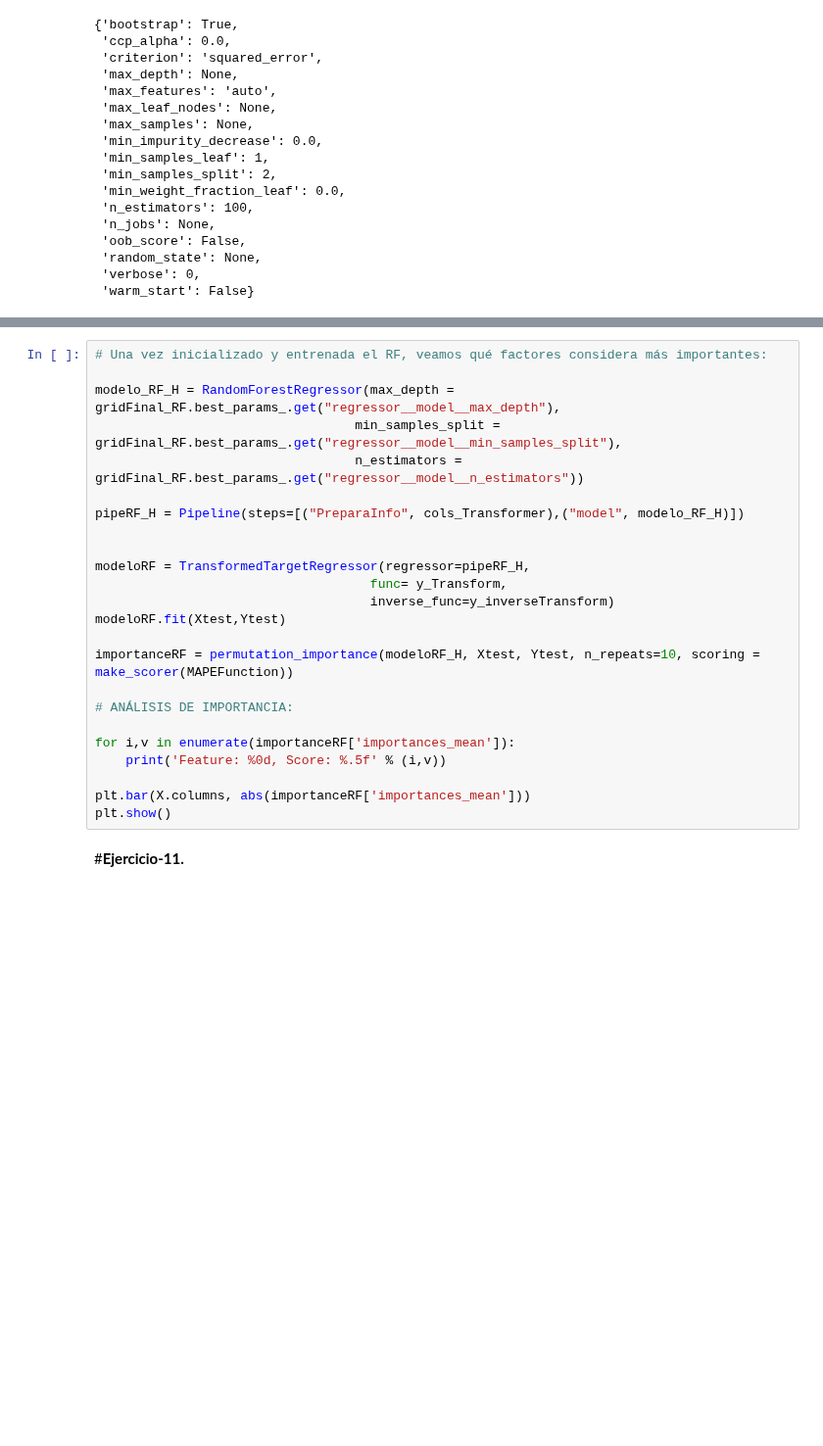
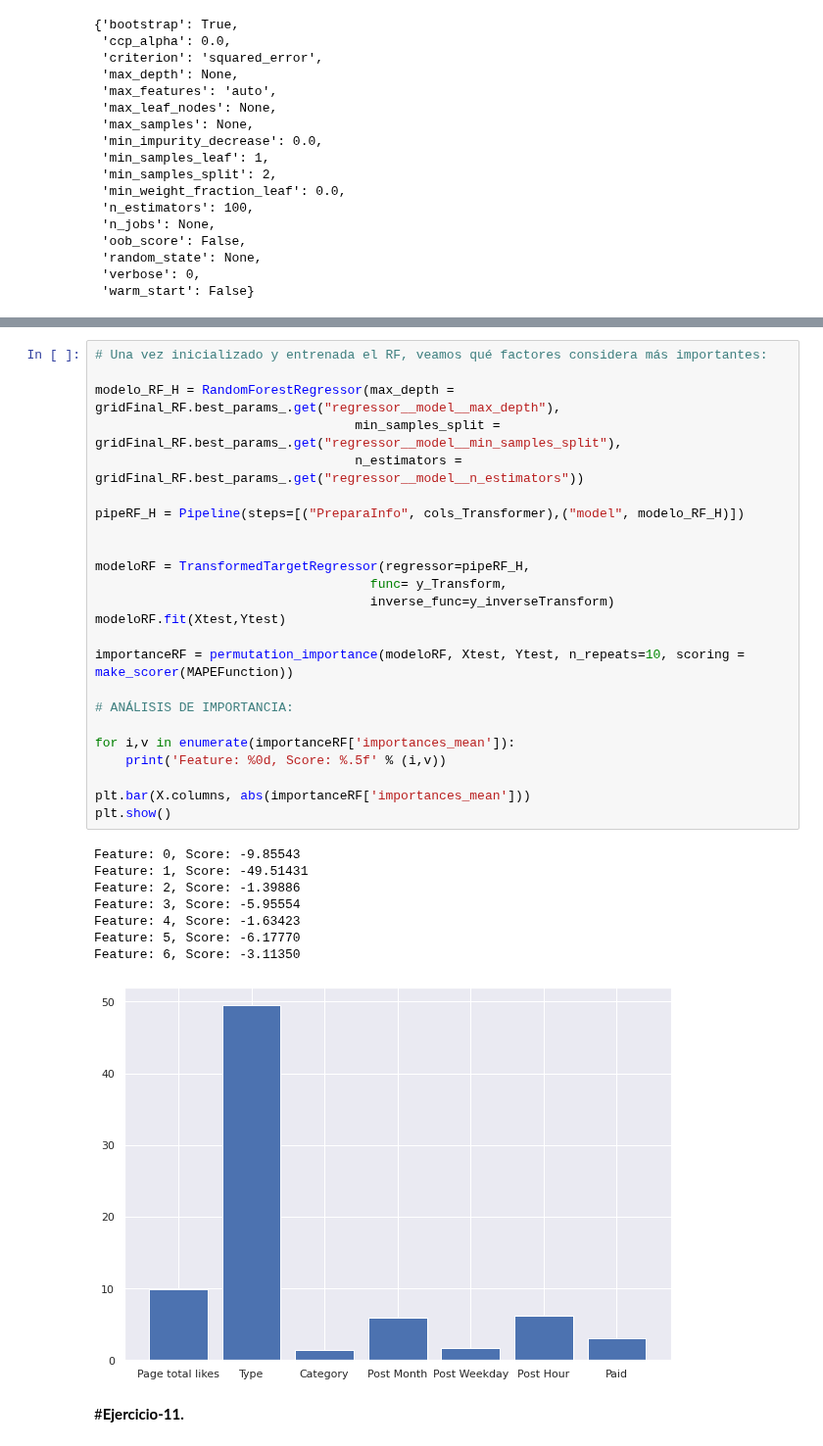
Before and after one commit to LH-1169213/Equipo3, a Jupyter notebook: Redneuronal_Equipo3.ipynb, the cells around one changed output, grey strips where cells are left out. Shown at 98% size. Drawn from its saved outputs; the diff is of its cells as text; blank space fills up the shorter version.

```diff
--- a/Redneuronal_Equipo3.ipynb
+++ b/Redneuronal_Equipo3.ipynb
@@ -742,27 +726,36 @@ El mejor parámetro es: {'regressor__model__criterion': 'squared_error', 'regres
 # %%
 # Una vez inicializado y entrenada el RF, veamos qué factores considera más importantes:
 
 modelo_RF_H = RandomForestRegressor(max_depth = gridFinal_RF.best_params_.get("regressor__model__max_depth"),
                                   min_samples_split = gridFinal_RF.best_params_.get("regressor__model__min_samples_split"),
                                   n_estimators = gridFinal_RF.best_params_.get("regressor__model__n_estimators"))
 
 pipeRF_H = Pipeline(steps=[("PreparaInfo", cols_Transformer),("model", modelo_RF_H)])
 
 
 modeloRF = TransformedTargetRegressor(regressor=pipeRF_H,
                                     func= y_Transform,
                                     inverse_func=y_inverseTransform)
 modeloRF.fit(Xtest,Ytest)
 
-importanceRF = permutation_importance(modeloRF_H, Xtest, Ytest, n_repeats=10, scoring = make_scorer(MAPEFunction))
+importanceRF = permutation_importance(modeloRF, Xtest, Ytest, n_repeats=10, scoring = make_scorer(MAPEFunction))
 
 # ANÁLISIS DE IMPORTANCIA:
 
 for i,v in enumerate(importanceRF['importances_mean']):
 	print('Feature: %0d, Score: %.5f' % (i,v))
 
 plt.bar(X.columns, abs(importanceRF['importances_mean']))
 plt.show()
+# %% [output]
+Feature: 0, Score: -9.85543
+Feature: 1, Score: -49.51431
+Feature: 2, Score: -1.39886
+Feature: 3, Score: -5.95554
+Feature: 4, Score: -1.63423
+Feature: 5, Score: -6.17770
+Feature: 6, Score: -3.11350
+[figure, added]
 # %% [markdown]
 #**Ejercicio-11.**
 # %% [markdown]
```
Also changed, not shown: parts of 10 cells of this notebook.
